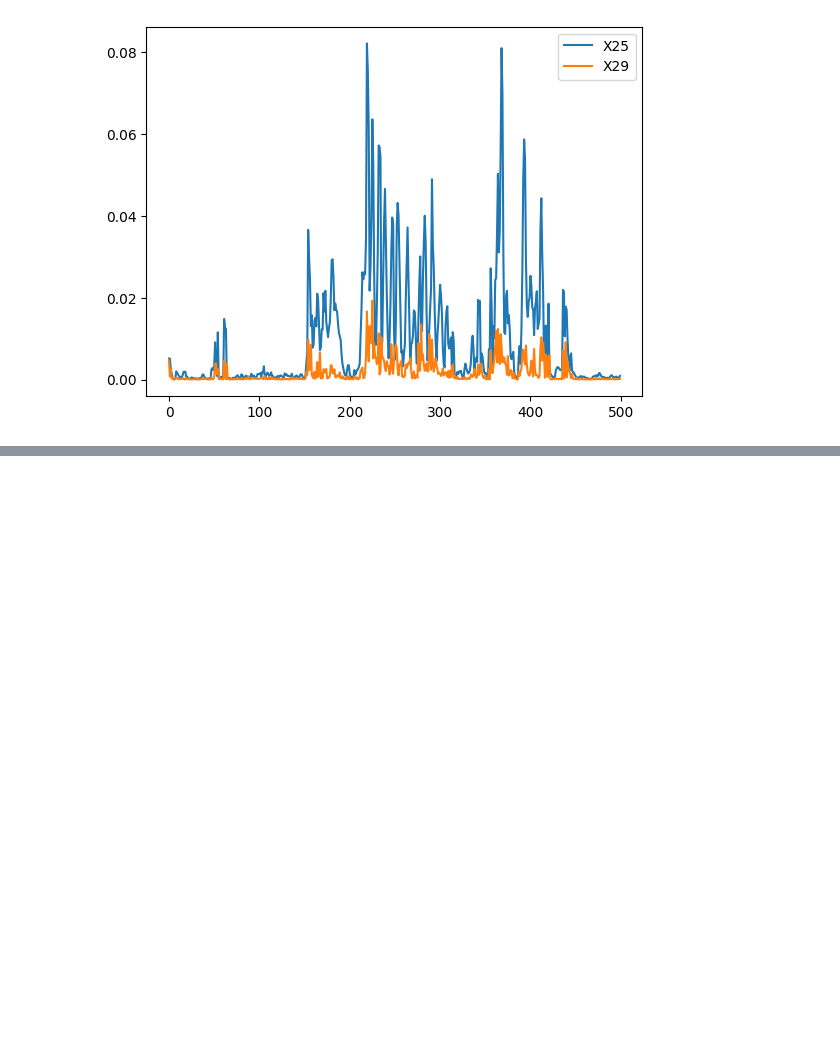
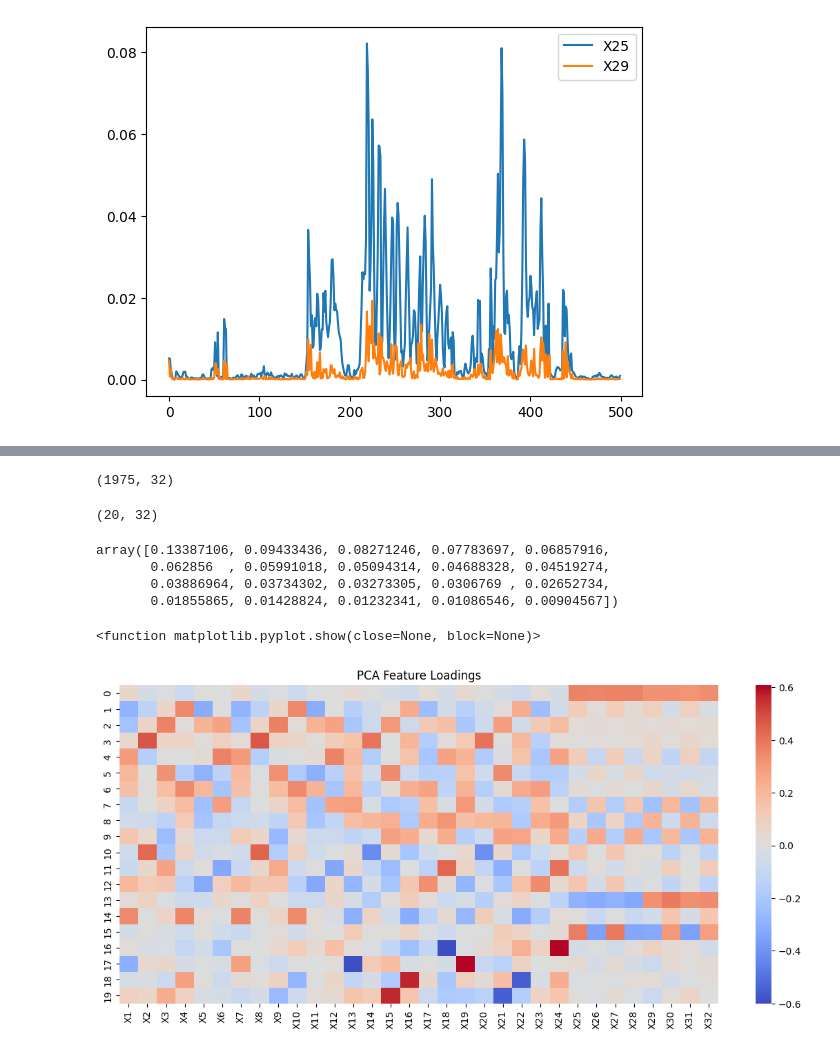
Before and after one commit to 4yala/NotebooksML, a Jupyter notebook: HandGesture.ipynb, the cells around one changed output, grey strips where cells are left out. Cells and saved outputs as stored; diff of their text form; code cells hidden in the pictures; blank space fills up the shorter version.

```diff
--- a/HandGesture.ipynb
+++ b/HandGesture.ipynb
@@ -64,0 +95,38 @@ plt.legend()
+# %%
+X_train, X_test, y_train, y_test = train_test_split(
+    X, y, test_size=0.2, random_state=42, stratify=y)
+X_train.shape
+X_test.shape
+# %% [output]
+(1975, 32)
+# %%
+scaler = StandardScaler()
+X_train_scaled = scaler.fit_transform(X_train)
+X_test_scaled = scaler.fit_transform(X_test)
+# %%
+pca = PCA(n_components=0.95)
+X_train_pca = pca.fit_transform(X_train_scaled)
+X_test_pca = pca.transform(X_test_scaled)
+# %%
+pca.components_.shape
+# %% [output]
+(20, 32)
+# %%
+pca.explained_variance_ratio_
+# %% [output]
+array([0.13387106, 0.09433436, 0.08271246, 0.07783697, 0.06857916,
+       0.062856  , 0.05991018, 0.05094314, 0.04688328, 0.04519274,
+       0.03886964, 0.03734302, 0.03273305, 0.0306769 , 0.02652734,
+       0.01855865, 0.01428824, 0.01232341, 0.01086546, 0.00904567])
+# %%
+loadings = pd.DataFrame(
+    pca.components_,
+    columns=dataset.feature_names
+)
+plt.figure(figsize=(14, 6))
+sns.heatmap(loadings, cmap="coolwarm", center=0)
+plt.title("PCA Feature Loadings")
+plt.show
+# %% [output]
+<function matplotlib.pyplot.show(close=None, block=None)>
+[figure, added]
```
Also changed, not shown: parts of 14 cells of this notebook.
